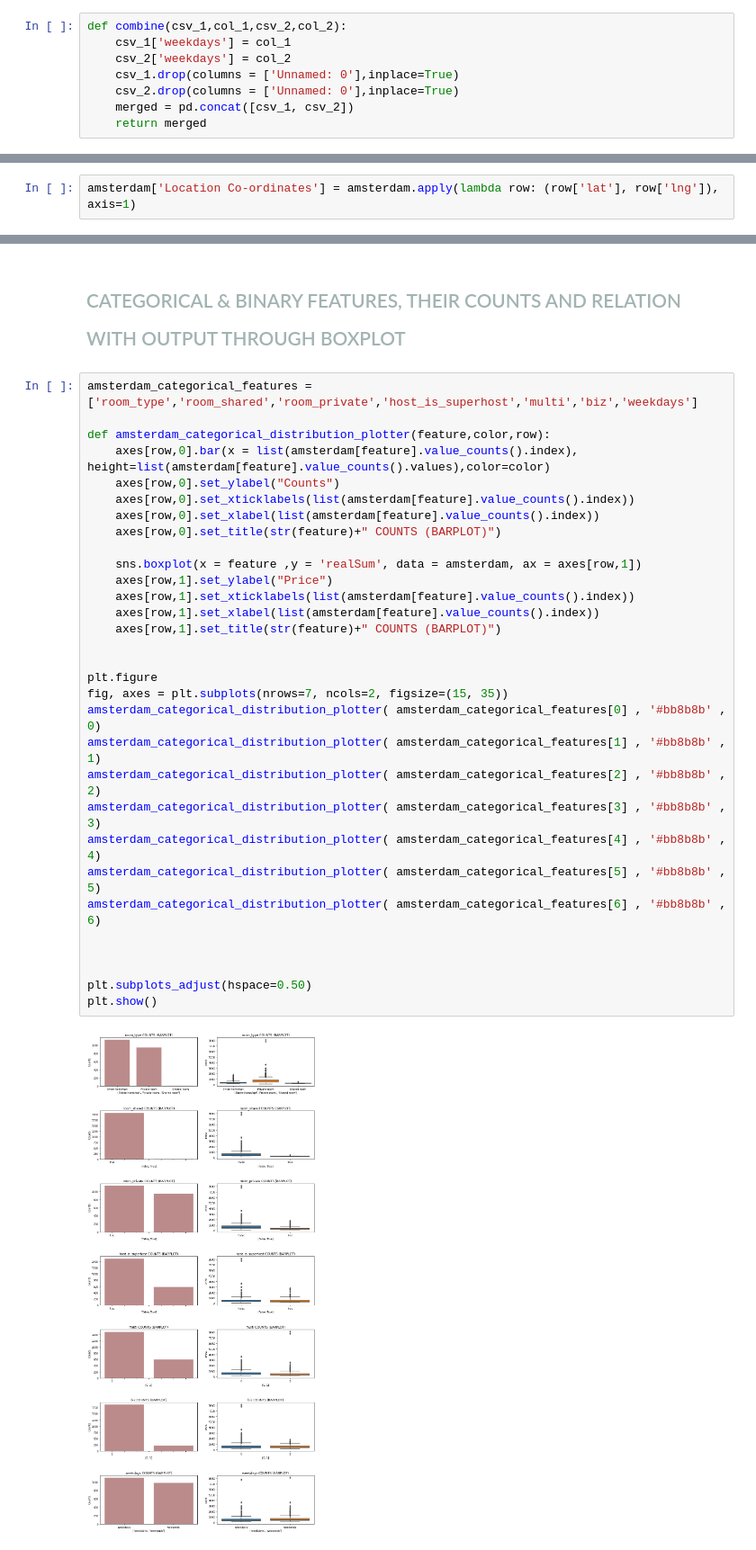
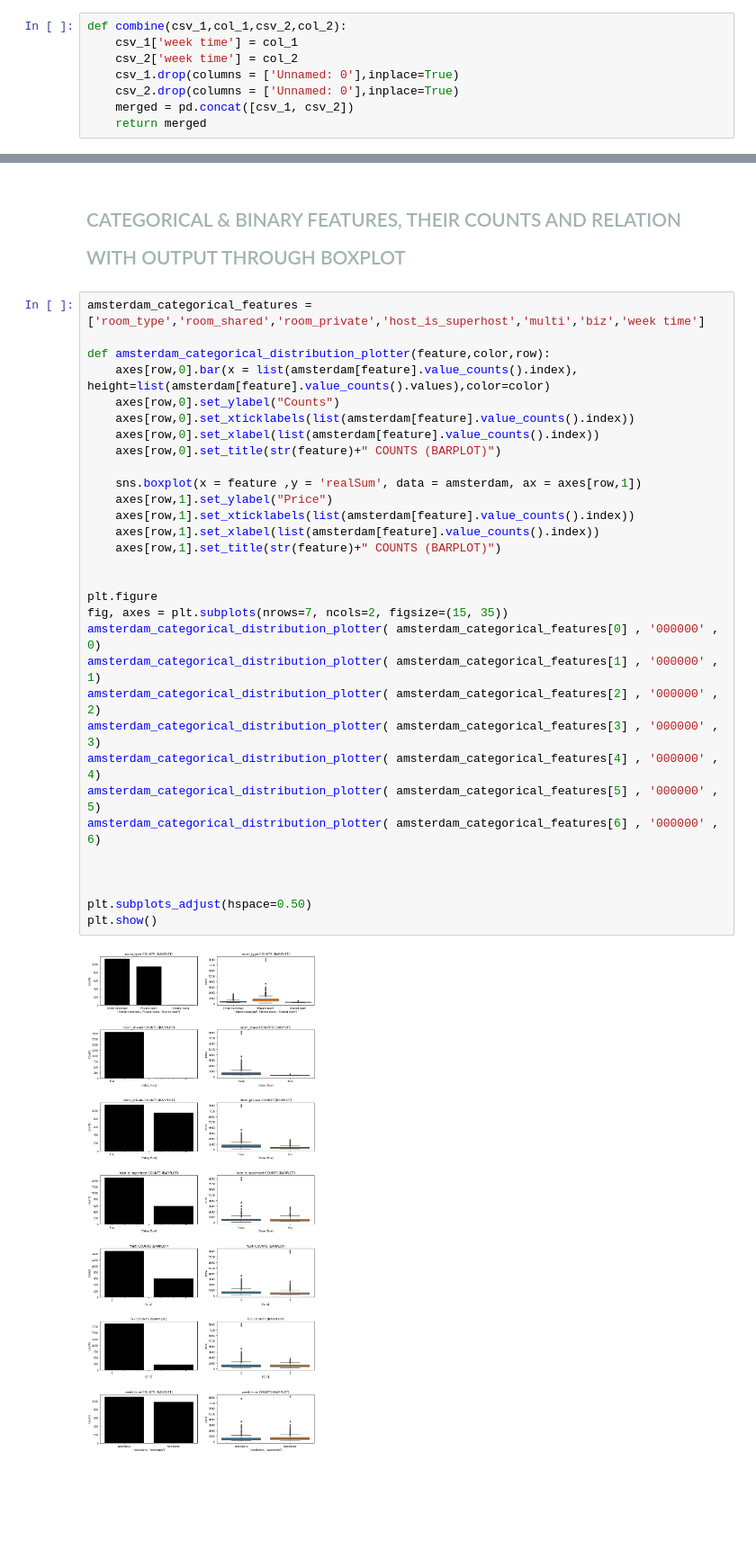
Before and after one commit to ibabarx/Machine-Learning-Hands-On, a Jupyter notebook: Airbnb Prices in European Cities/amsterdam.ipynb, the cells around one changed output, grey strips where cells are left out. Shown at 90% size. Cells and saved outputs as stored; diff of their text form; blank space fills up the shorter version.

```diff
--- a/Airbnb Prices in European Cities/amsterdam.ipynb
+++ b/Airbnb Prices in European Cities/amsterdam.ipynb
@@ -21,16 +21,14 @@ print(amsterdam_weekends.shape)
 (977, 20)
 # %%
 def combine(csv_1,col_1,csv_2,col_2):
-    csv_1['weekdays'] = col_1
-    csv_2['weekdays'] = col_2
+    csv_1['week time'] = col_1
+    csv_2['week time'] = col_2
     csv_1.drop(columns = ['Unnamed: 0'],inplace=True)
     csv_2.drop(columns = ['Unnamed: 0'],inplace=True)
     merged = pd.concat([csv_1, csv_2])
     return merged
 # %%
 amsterdam = combine(amsterdam_weekdays,'weekdays',amsterdam_weekends,'weekends')
-# %%
-amsterdam['Location Co-ordinates'] = amsterdam.apply(lambda row: (row['lat'], row['lng']), axis=1)
 # %%
 amsterdam.info()
 # %% [output]
@@ -199,35 +188,35 @@ plt.show()
 # %% [markdown]
 # <span style="color:#a2b3b2; font-size:0.75em;">CATEGORICAL & BINARY FEATURES, THEIR COUNTS AND RELATION WITH OUTPUT THROUGH BOXPLOT
 # %%
-amsterdam_categorical_features = ['room_type','room_shared','room_private','host_is_superhost','multi','biz','weekdays']
+amsterdam_categorical_features = ['room_type','room_shared','room_private','host_is_superhost','multi','biz','week time']
 
 def amsterdam_categorical_distribution_plotter(feature,color,row):
     axes[row,0].bar(x = list(amsterdam[feature].value_counts().index), height=list(amsterdam[feature].value_counts().values),color=color)
     axes[row,0].set_ylabel("Counts")
     axes[row,0].set_xticklabels(list(amsterdam[feature].value_counts().index))
     axes[row,0].set_xlabel(list(amsterdam[feature].value_counts().index))
     axes[row,0].set_title(str(feature)+" COUNTS (BARPLOT)")
 
     sns.boxplot(x = feature ,y = 'realSum', data = amsterdam, ax = axes[row,1])
     axes[row,1].set_ylabel("Price")
     axes[row,1].set_xticklabels(list(amsterdam[feature].value_counts().index))
     axes[row,1].set_xlabel(list(amsterdam[feature].value_counts().index))
     axes[row,1].set_title(str(feature)+" COUNTS (BARPLOT)")
 
 
 plt.figure
 fig, axes = plt.subplots(nrows=7, ncols=2, figsize=(15, 35))
-amsterdam_categorical_distribution_plotter( amsterdam_categorical_features[0] , '#bb8b8b' , 0)
-amsterdam_categorical_distribution_plotter( amsterdam_categorical_features[1] , '#bb8b8b' , 1)
-amsterdam_categorical_distribution_plotter( amsterdam_categorical_features[2] , '#bb8b8b' , 2)
-amsterdam_categorical_distribution_plotter( amsterdam_categorical_features[3] , '#bb8b8b' , 3)
-amsterdam_categorical_distribution_plotter( amsterdam_categorical_features[4] , '#bb8b8b' , 4)
-amsterdam_categorical_distribution_plotter( amsterdam_categorical_features[5] , '#bb8b8b' , 5)
-amsterdam_categorical_distribution_plotter( amsterdam_categorical_features[6] , '#bb8b8b' , 6)
+amsterdam_categorical_distribution_plotter( amsterdam_categorical_features[0] , '000000' , 0)
+amsterdam_categorical_distribution_plotter( amsterdam_categorical_features[1] , '000000' , 1)
+amsterdam_categorical_distribution_plotter( amsterdam_categorical_features[2] , '000000' , 2)
+amsterdam_categorical_distribution_plotter( amsterdam_categorical_features[3] , '000000' , 3)
+amsterdam_categorical_distribution_plotter( amsterdam_categorical_features[4] , '000000' , 4)
+amsterdam_categorical_distribution_plotter( amsterdam_categorical_features[5] , '000000' , 5)
+amsterdam_categorical_distribution_plotter( amsterdam_categorical_features[6] , '000000' , 6)
 
 
 
 plt.subplots_adjust(hspace=0.50)
 plt.show()
 # %% [output]
-[figure, old version]
+[figure, new version]
```
Also changed, not shown: parts of 32 cells of this notebook.
